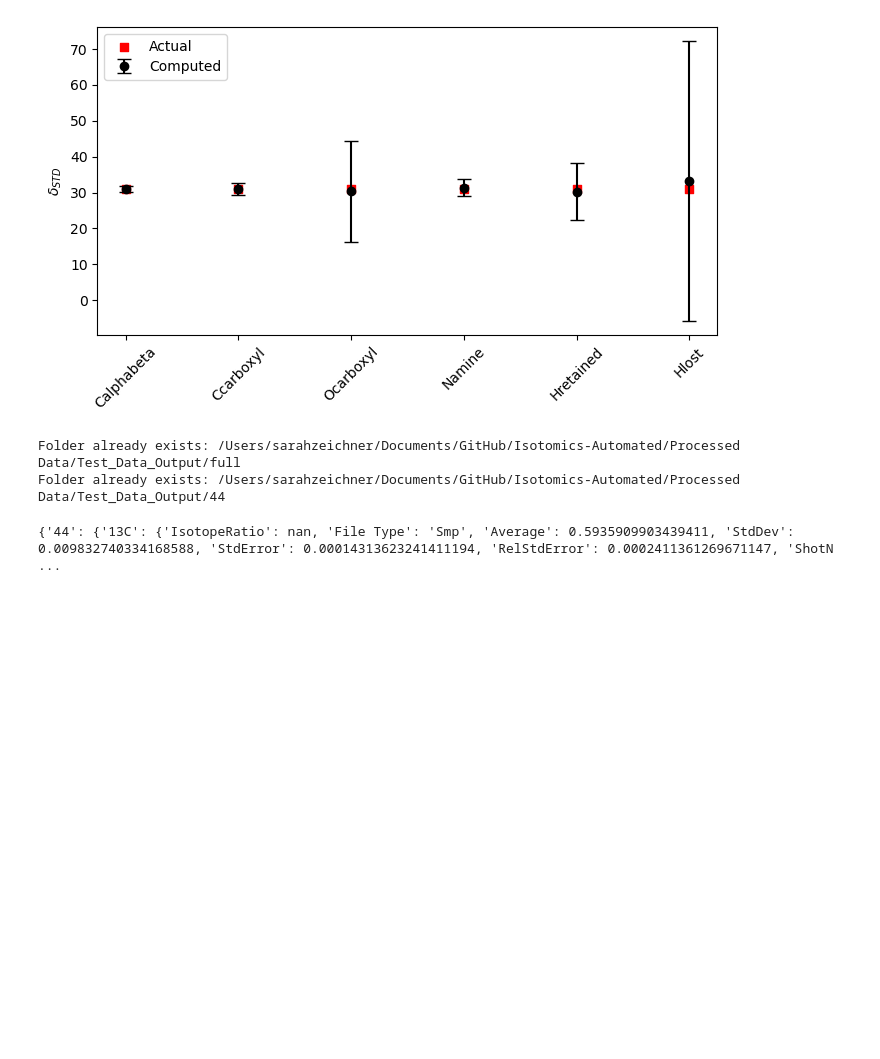
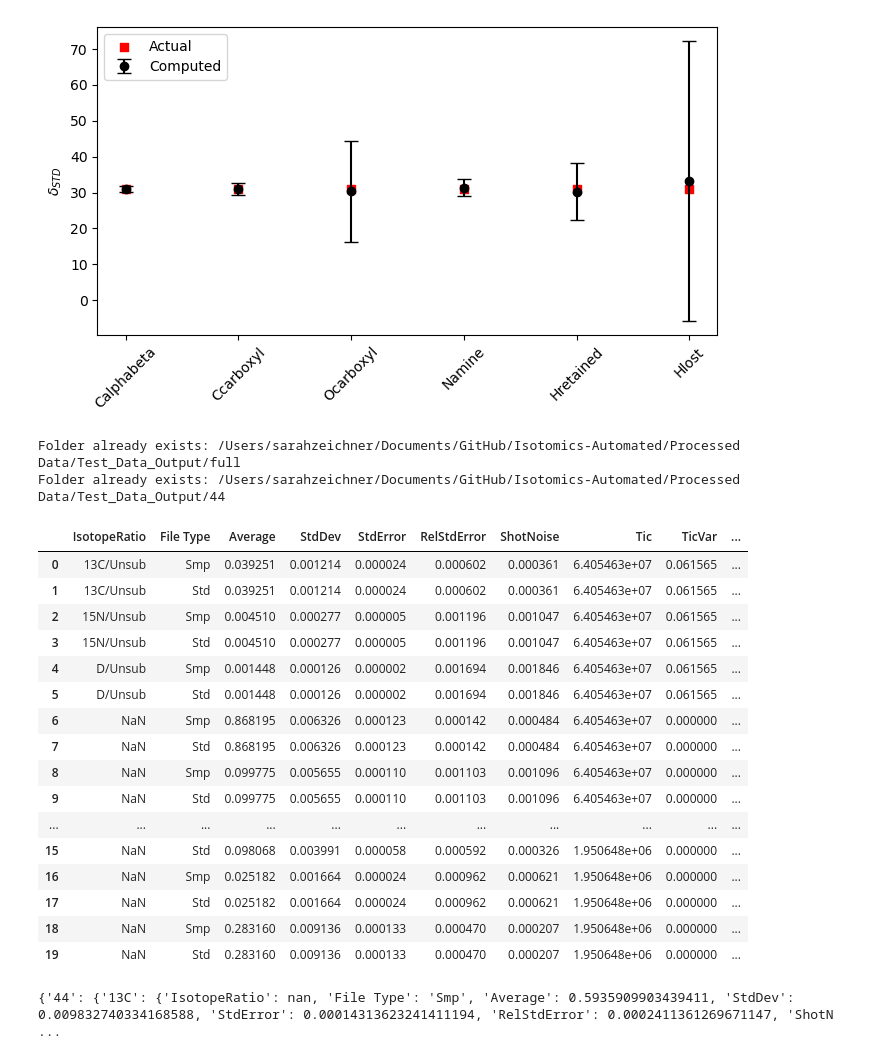
Before and after one commit to Csernica/Isotomics-Automated, a Jupyter notebook: alanine Example Script.ipynb, the cells around one changed output. Cells and saved outputs as stored; diff of their text form; code cells hidden in the pictures; blank space fills up the shorter version.

Commit message:
process individual and average isotope ratio function

```diff
--- a/alanine Example Script.ipynb
+++ b/alanine Example Script.ipynb
@@ -83,4 +80,26 @@ folderNames, parent_folder = organizeData.create_nested_folders(fragment_dict=fr
 # %% [output]
 Folder already exists: /Users/sarahzeichner/Documents/GitHub/Isotomics-Automated/Processed Data/Test_Data_Output/full
 Folder already exists: /Users/sarahzeichner/Documents/GitHub/Isotomics-Automated/Processed Data/Test_Data_Output/44
+# %%
+#PROCESS DATA FROM FOLDER PATHS
+fragmentFolderPaths = organizeData.get_subfolder_paths(parent_folder)
+rtnMeans, meansDict = dA.processIndividualAndAverageIsotopeRatios(fragmentFolderPaths, cwd, outputToCSV=True, csvOutputPath = CSV_OUTPUT_PATH, file_extension = FILE_EXTENSION, processed_data_subfolder=PROCESSED_DATA_SUBFOLDER_NAME, aquisition_length = ACQUISITION_LENGTH)
+# %% [output]
+|  | IsotopeRatio | File Type | Average | StdDev | StdError | RelStdError | ShotNoise | Tic | TicVar | ... |
+| 0 | 13C/Unsub | Smp | 0.039251 | 0.001214 | 0.000024 | 0.000602 | 0.000361 | 6.405463e+07 | 0.061565 | ... |
+| 1 | 13C/Unsub | Std | 0.039251 | 0.001214 | 0.000024 | 0.000602 | 0.000361 | 6.405463e+07 | 0.061565 | ... |
+| 2 | 15N/Unsub | Smp | 0.004510 | 0.000277 | 0.000005 | 0.001196 | 0.001047 | 6.405463e+07 | 0.061565 | ... |
+| 3 | 15N/Unsub | Std | 0.004510 | 0.000277 | 0.000005 | 0.001196 | 0.001047 | 6.405463e+07 | 0.061565 | ... |
+| 4 | D/Unsub | Smp | 0.001448 | 0.000126 | 0.000002 | 0.001694 | 0.001846 | 6.405463e+07 | 0.061565 | ... |
+| 5 | D/Unsub | Std | 0.001448 | 0.000126 | 0.000002 | 0.001694 | 0.001846 | 6.405463e+07 | 0.061565 | ... |
+| 6 | NaN | Smp | 0.868195 | 0.006326 | 0.000123 | 0.000142 | 0.000484 | 6.405463e+07 | 0.000000 | ... |
+| 7 | NaN | Std | 0.868195 | 0.006326 | 0.000123 | 0.000142 | 0.000484 | 6.405463e+07 | 0.000000 | ... |
+| 8 | NaN | Smp | 0.099775 | 0.005655 | 0.000110 | 0.001103 | 0.001096 | 6.405463e+07 | 0.000000 | ... |
+| 9 | NaN | Std | 0.099775 | 0.005655 | 0.000110 | 0.001103 | 0.001096 | 6.405463e+07 | 0.000000 | ... |
+| ... | ... | ... | ... | ... | ... | ... | ... | ... | ... | ... |
+| 15 | NaN | Std | 0.098068 | 0.003991 | 0.000058 | 0.000592 | 0.000326 | 1.950648e+06 | 0.000000 | ... |
+| 16 | NaN | Smp | 0.025182 | 0.001664 | 0.000024 | 0.000962 | 0.000621 | 1.950648e+06 | 0.000000 | ... |
+| 17 | NaN | Std | 0.025182 | 0.001664 | 0.000024 | 0.000962 | 0.000621 | 1.950648e+06 | 0.000000 | ... |
+| 18 | NaN | Smp | 0.283160 | 0.009136 | 0.000133 | 0.000470 | 0.000207 | 1.950648e+06 | 0.000000 | ... |
+| 19 | NaN | Std | 0.283160 | 0.009136 | 0.000133 | 0.000470 | 0.000207 | 1.950648e+06 | 0.000000 | ... |
 # %%
```
Also changed, not shown: parts of 5 cells of this notebook, 4 other files.
